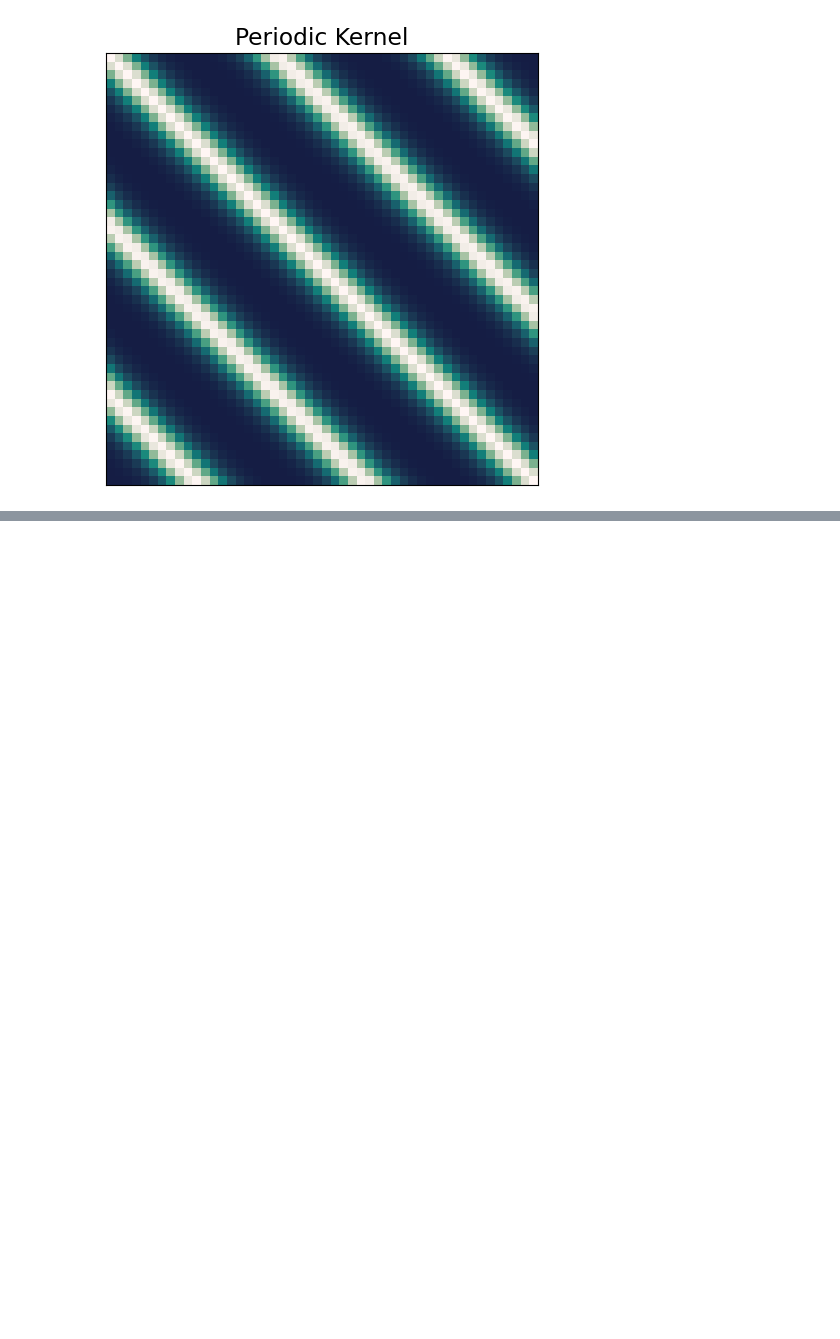
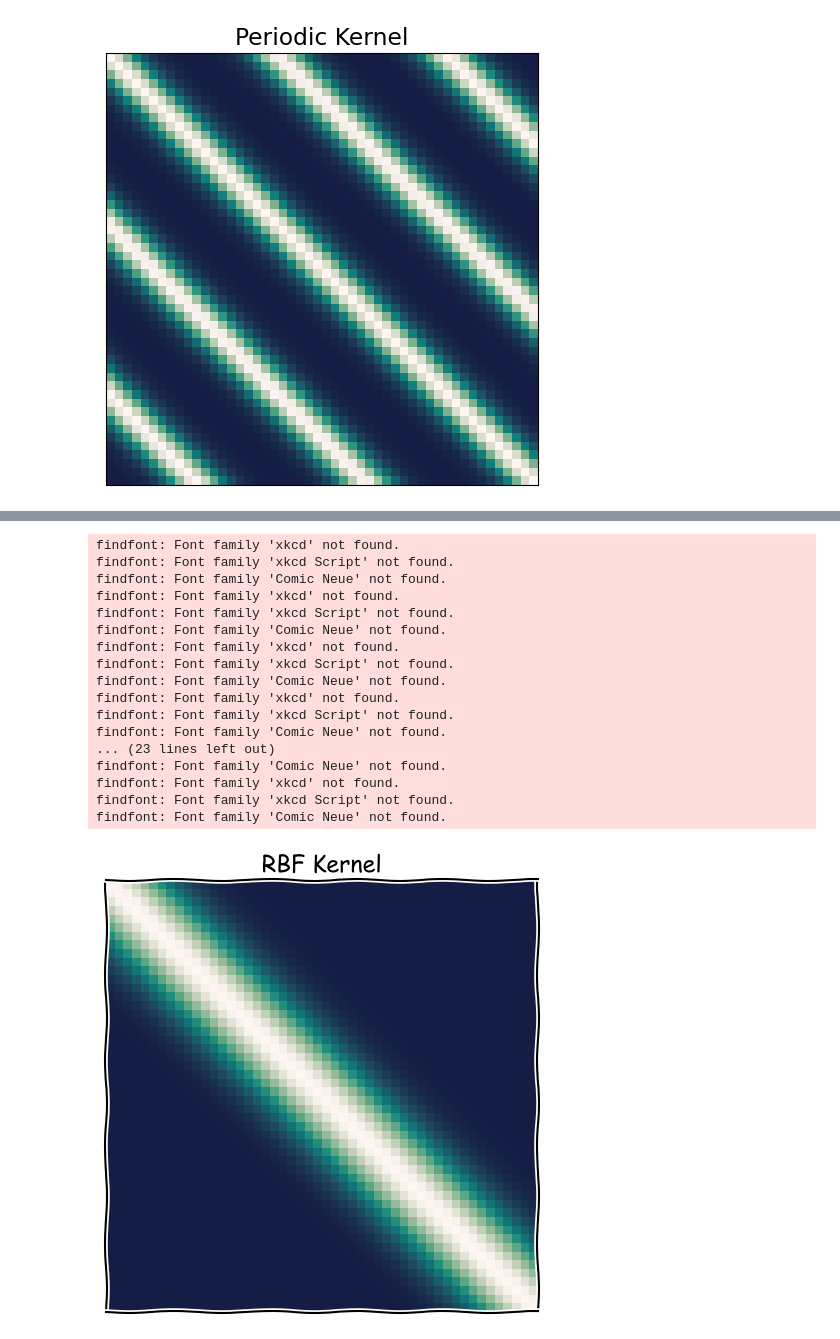
Before and after one commit to sebastian-k-physics/SciML_Gaussian_Processes, a Jupyter notebook: Figures.ipynb, the cells around one changed output, grey strips where cells are left out. Drawn from its saved outputs; the diff is of its cells as text; code cells hidden in the pictures; blank space fills up the shorter version.

```diff
--- a/Figures.ipynb
+++ b/Figures.ipynb
@@ -302,0 +504,76 @@ plt.show()
+# %%
+with plt.xkcd():
+
+	fig, ax = plt.subplots(figsize=(6,5))
+
+
+	x_axis = np.linspace(-10,10,50)
+
+	# ---------------------------------------- RBF Kernel ---------------------------------------- #
+
+	init_params = [1,2] # ~ simga | length/ width
+
+	ax.imshow(RBF_kernel(x_axis,x_axis,init_params), cmap=pal_cmap)
+	ax.set_title('RBF kernel cov. matrix')
+
+
+	plt.xticks([])
+	plt.yticks([])
+	plt.title('RBF Kernel')
+	plt.tight_layout()
+	plt.savefig('Figures/Kernel_RBF_xkcd.svg')
+	plt.show()
+
+	# ---------------------------------------- Linear Kernel ---------------------------------------- #
+	fig, ax = plt.subplots(figsize=(6,5))
+
+	init_params_lin = [0,1,3]#  avg distance from offset | sigma | offset [1,0.5,3]#
+	cov_3 = linear_kernel(x_axis,x_axis,init_params_lin)
+	# print(cov_3)
+
+	ax.imshow(linear_kernel(x_axis,x_axis,init_params_lin), cmap=pal_cmap, norm='symlog')
+	ax.set_title('Linear kernel cov. matrix')
+
+	plt.xticks([])
+	plt.yticks([])
+	plt.title('Linear Kernel')
+	plt.tight_layout()
+	plt.savefig('Figures/Kernel_Lin_xkcd.svg')
+	plt.show()
+
+
+	# -------------------------------------- Periodic Kernel ---------------------------------------- #
+	fig, ax = plt.subplots(figsize=(6,5))
+
+	init_params_per = [1,8,0.7] #  ~ 1sigma | period | lenghtscale
+	cov_3 = linear_kernel(x_axis,x_axis,init_params_per)
+
+	ax.imshow(periodic_kernel(x_axis,x_axis,init_params_per), cmap=pal_cmap)
+	ax.set_title('Periodic kernel cov. matrix')
+
+
+	plt.xticks([])
+	plt.yticks([])
+	plt.title('Periodic Kernel')
+	plt.tight_layout()
+	plt.savefig('Figures/Kernel_Per_xkcd.svg')
+	plt.show()
+# %% [output]
+findfont: Font family 'xkcd' not found.
+findfont: Font family 'xkcd Script' not found.
+findfont: Font family 'Comic Neue' not found.
+findfont: Font family 'xkcd' not found.
+findfont: Font family 'xkcd Script' not found.
+findfont: Font family 'Comic Neue' not found.
+findfont: Font family 'xkcd' not found.
+findfont: Font family 'xkcd Script' not found.
+findfont: Font family 'Comic Neue' not found.
+findfont: Font family 'xkcd' not found.
+findfont: Font family 'xkcd Script' not found.
+findfont: Font family 'Comic Neue' not found.
+... (23 lines left out)
+findfont: Font family 'Comic Neue' not found.
+findfont: Font family 'xkcd' not found.
+findfont: Font family 'xkcd Script' not found.
+findfont: Font family 'Comic Neue' not found.
+[figure, added]
```
Also changed, not shown: parts of 8 cells of this notebook, 15 other files.
